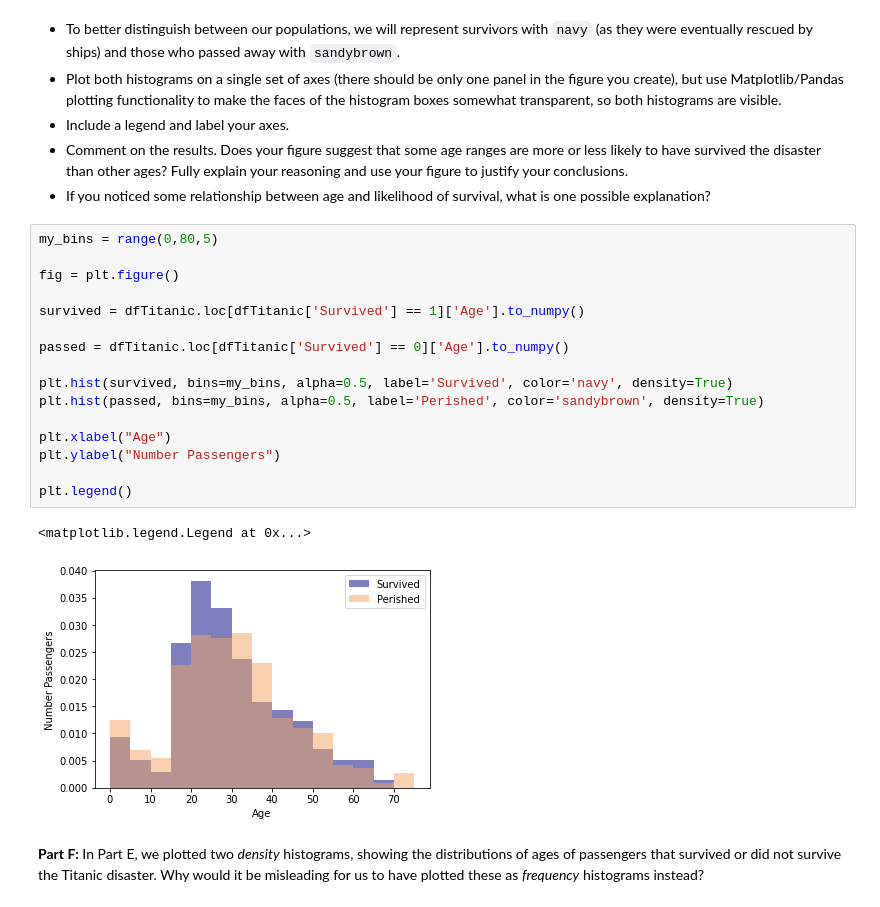
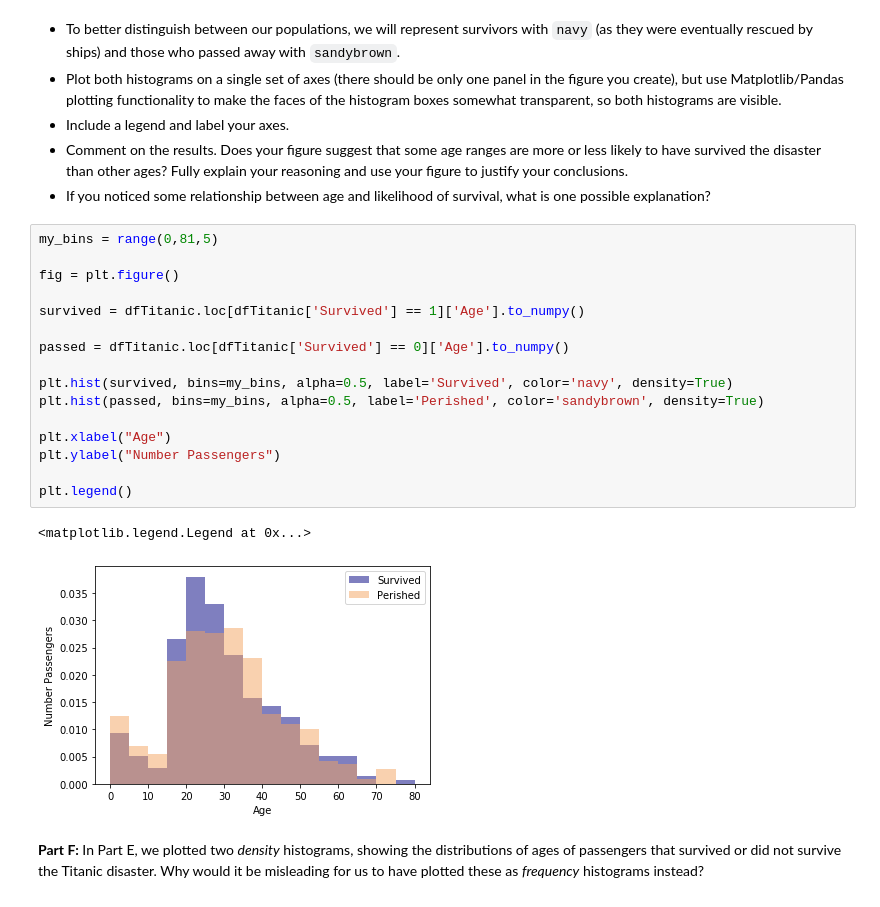
Before and after one commit to claytonjschneider/introtodatascience, a Jupyter notebook: HW2/HW2_Schneider_Clayton.ipynb, the cells around one changed output. Drawn from its saved outputs; the diff is of its cells as text.

```diff
--- a/HW2/HW2_Schneider_Clayton.ipynb
+++ b/HW2/HW2_Schneider_Clayton.ipynb
@@ -134,24 +134,24 @@ To answer this question graphically, plot two density histograms on the same set
 * Comment on the results. Does your figure suggest that some age ranges are more or less likely to have survived the disaster than other ages? Fully explain your reasoning and use your figure to justify your conclusions.
 * If you noticed some relationship between age and likelihood of survival, what is one possible explanation?
 # %%
-my_bins = range(0,80,5)
+my_bins = range(0,81,5)
 
 fig = plt.figure()
 
 survived = dfTitanic.loc[dfTitanic['Survived'] == 1]['Age'].to_numpy()
 
 passed = dfTitanic.loc[dfTitanic['Survived'] == 0]['Age'].to_numpy()
 
 plt.hist(survived, bins=my_bins, alpha=0.5, label='Survived', color='navy', density=True)
 plt.hist(passed, bins=my_bins, alpha=0.5, label='Perished', color='sandybrown', density=True)
 
 plt.xlabel("Age")
 plt.ylabel("Number Passengers")
 
 plt.legend()
 # %% [output]
 <matplotlib.legend.Legend at 0x...>
-[figure, old version]
+[figure, new version]
 # %% [markdown]
 **Part F:** In Part E, we plotted two *density* histograms, showing the distributions of ages of passengers that survived or did not survive the Titanic disaster. Why would it be misleading for us to have plotted these as *frequency* histograms instead?
 # %% [markdown]
```
Also changed, not shown: parts of 7 cells of this notebook, 5 other files.
